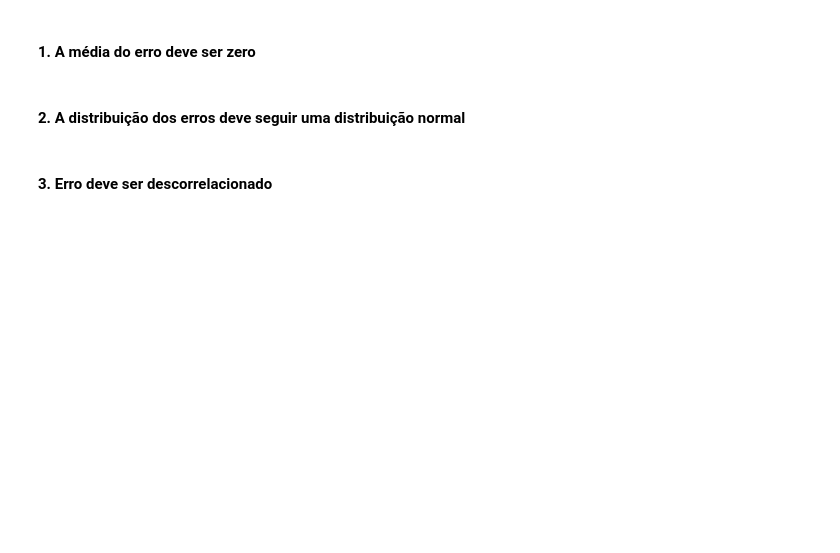
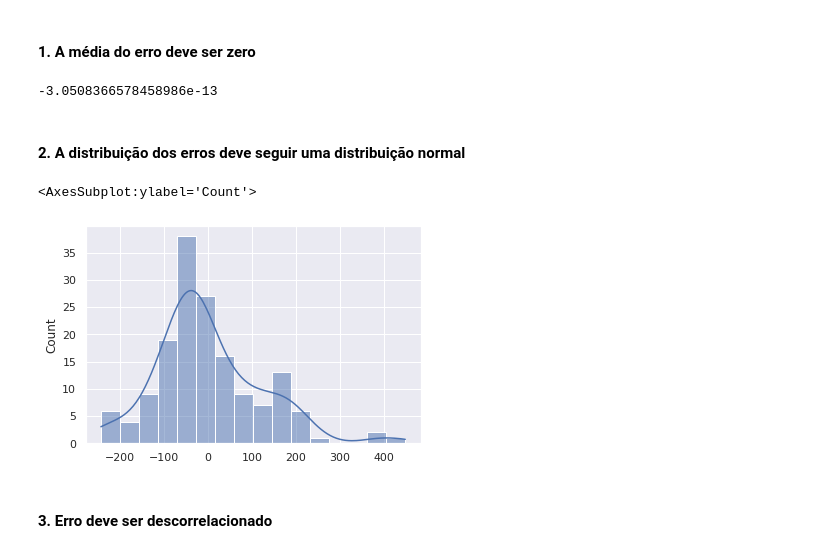
Before and after one commit to walisson-silva-ada/827-data-science, a Jupyter notebook: 02. Regressão Linear/2.2. Regressão Linear Múltipla.ipynb, the cells around one changed output. Cells and saved outputs as stored; diff of their text form; code cells hidden in the pictures; blank space fills up the shorter version.

```diff
--- a/02. Regressão Linear/2.2. Regressão Linear Múltipla.ipynb
+++ b/02. Regressão Linear/2.2. Regressão Linear Múltipla.ipynb
@@ -248,6 +269,15 @@ Notes:
 # %% [markdown]
 #### 1. A média do erro deve ser zero
+# %%
+model.resid.mean()
+# %% [output]
+-3.0508366578458986e-13
 # %% [markdown]
 #### 2. A distribuição dos erros deve seguir uma distribuição normal
+# %%
+sns.histplot(model.resid, kde=True)
+# %% [output]
+<AxesSubplot:ylabel='Count'>
+[figure, added]
 # %% [markdown]
 #### 3. Erro deve ser descorrelacionado
```
Also changed, not shown: parts of 34 cells of this notebook.
